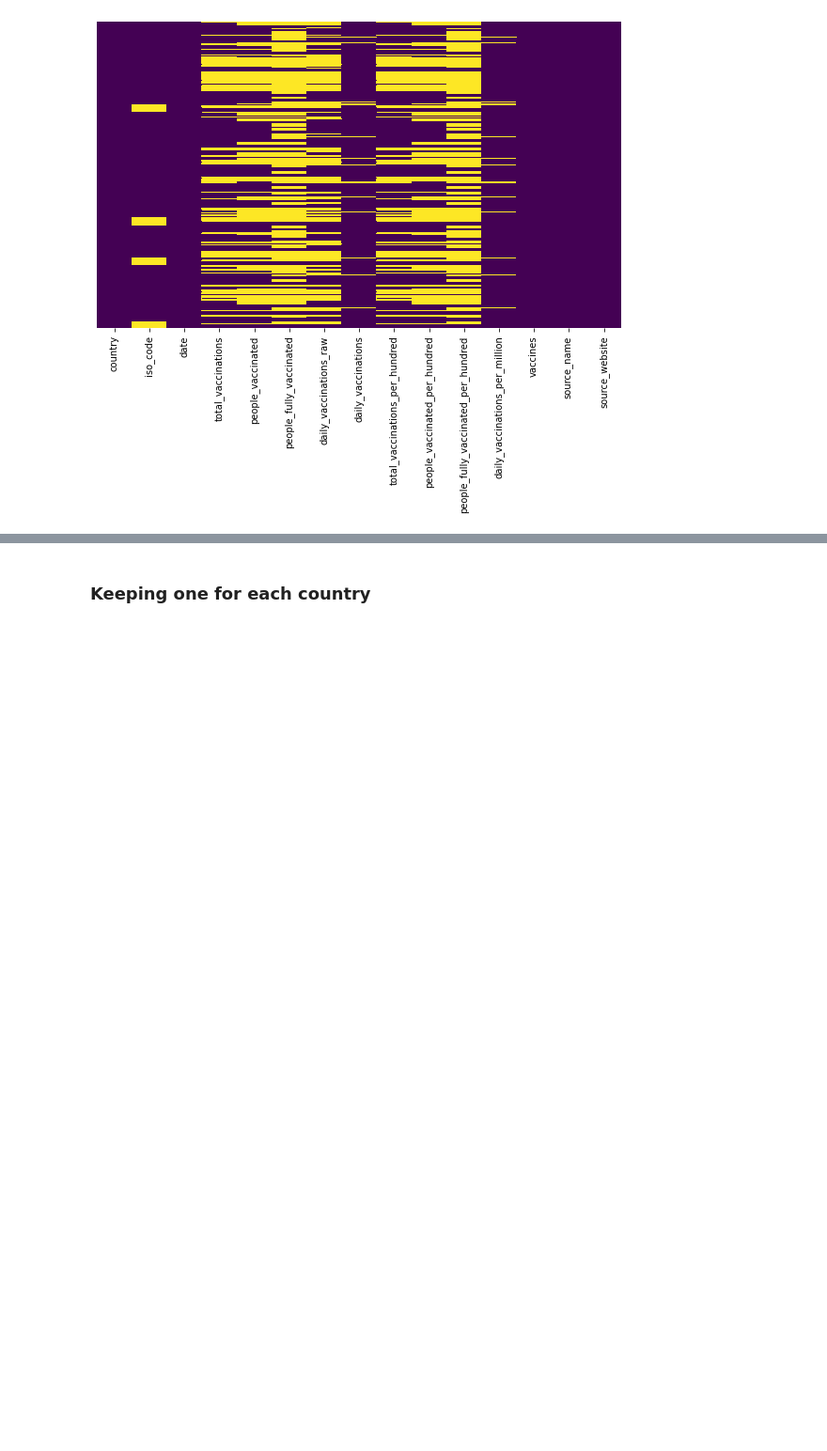
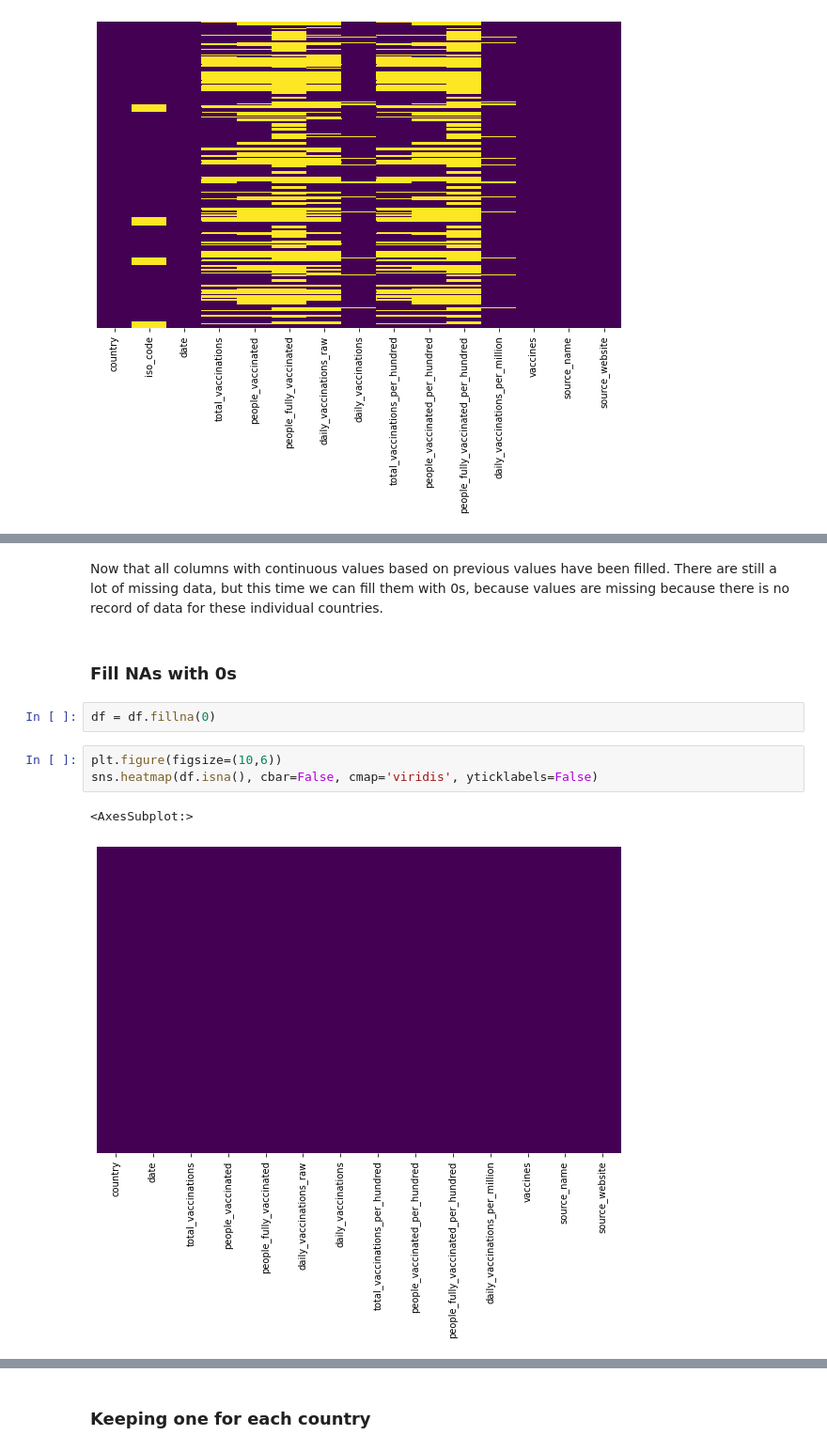
Before and after one commit to sherlockliang888/COVID-19-World-Vaccination-Progress, a Jupyter notebook: Vaccine_project.ipynb, the cells around one changed output, grey strips where cells are left out. Shown at 94% size. Cells and saved outputs as stored; diff of their text form; blank space fills up the shorter version.

```diff
--- a/Vaccine_project.ipynb
+++ b/Vaccine_project.ipynb
@@ -106,0 +168,12 @@ df
+# %% [markdown]
+Now that all columns with continuous values based on previous values have been filled. There are still a lot of missing data, but this time we can fill them with 0s, because values are missing because there is no record of data for these individual countries.
+# %% [markdown]
+### Fill NAs with 0s
+# %%
+df = df.fillna(0)
+# %%
+plt.figure(figsize=(10,6))
+sns.heatmap(df.isna(), cbar=False, cmap='viridis', yticklabels=False)
+# %% [output]
+<AxesSubplot:>
+[figure, added]
```
Also changed, not shown: parts of 27 cells of this notebook.
